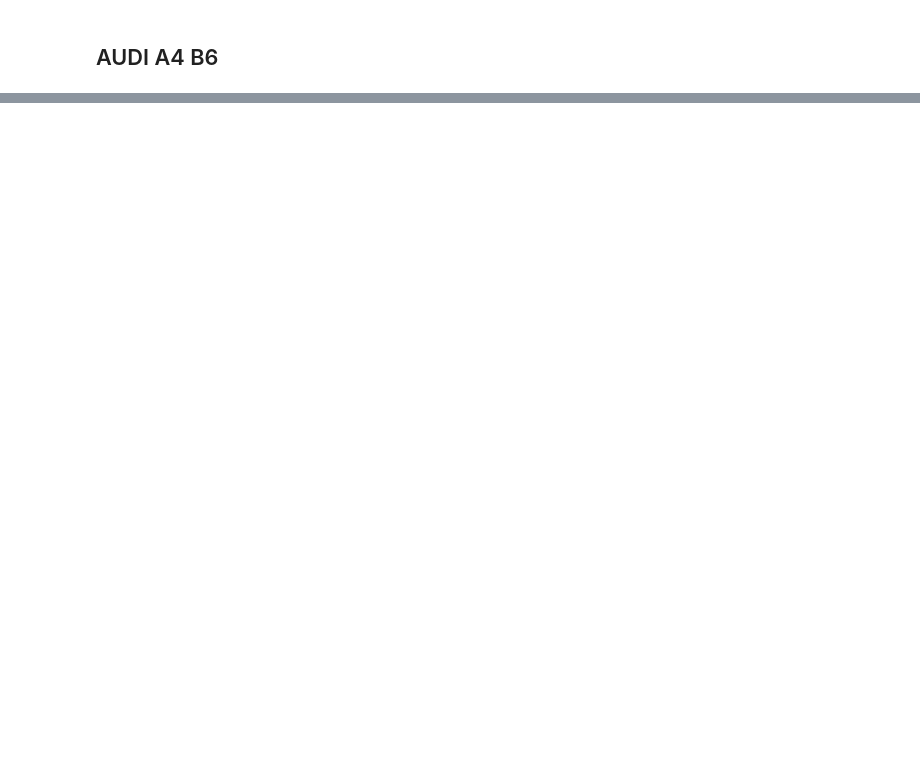
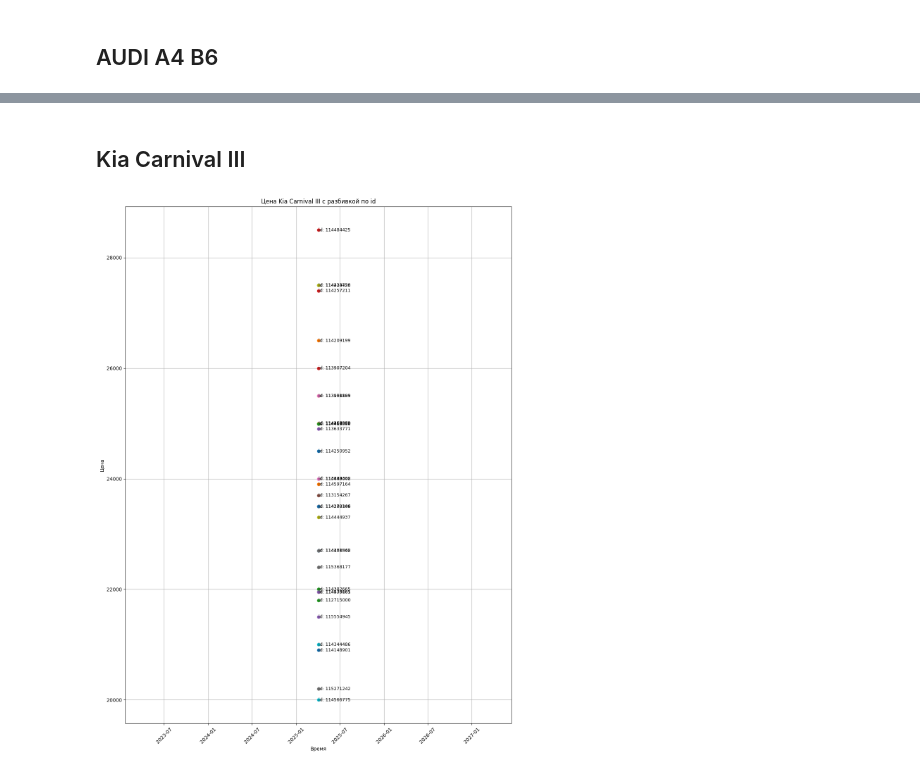
Before and after one commit to mkharytonau/car-insider, a Jupyter notebook: insights.ipynb, the cells around one changed output, grey strips where cells are left out. Saved outputs shown, nothing was run; the diff lists cells and outputs as text; code cells hidden in the pictures; blank space fills up the shorter version.

```diff
--- a/insights.ipynb
+++ b/insights.ipynb
@@ -158,0 +188,8 @@ show_insights(volvo_xc60_ii_insights)
+# %% [markdown]
+## Kia Carnival III
+# %%
+kia_carnival_iii_history = list(filter(lambda x: x['model'] == 'Kia Carnival III', history))
+# %%
+plot_price_by_date(kia_carnival_iii_history, 'Kia Carnival III')
+# %% [output]
+[figure, added]
```
Also changed, not shown: parts of 14 cells of this notebook, 3 other files.
